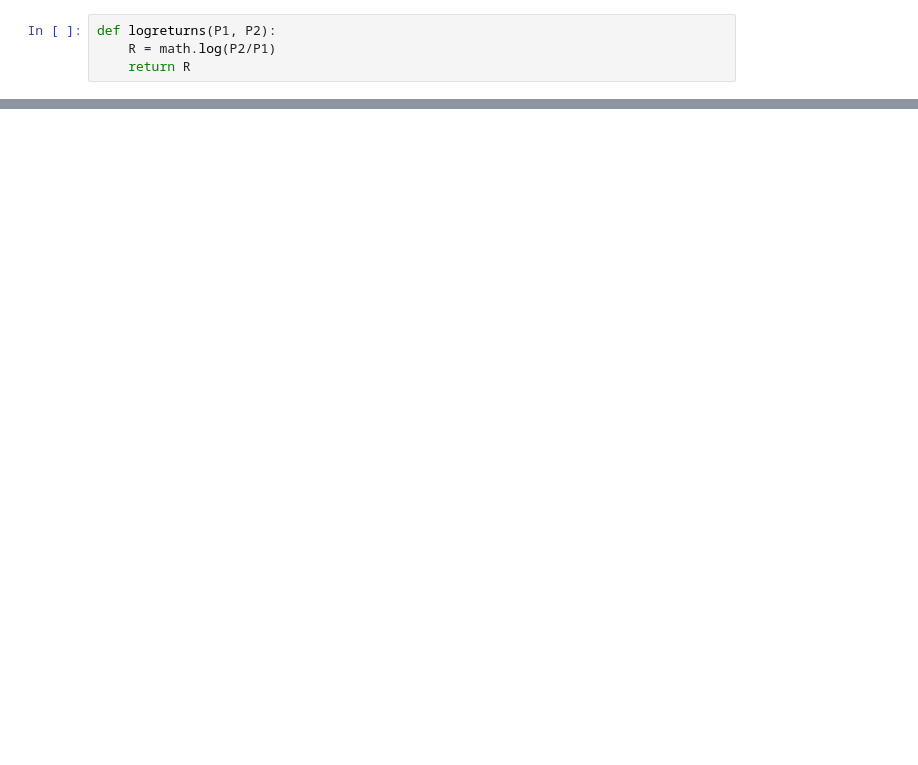
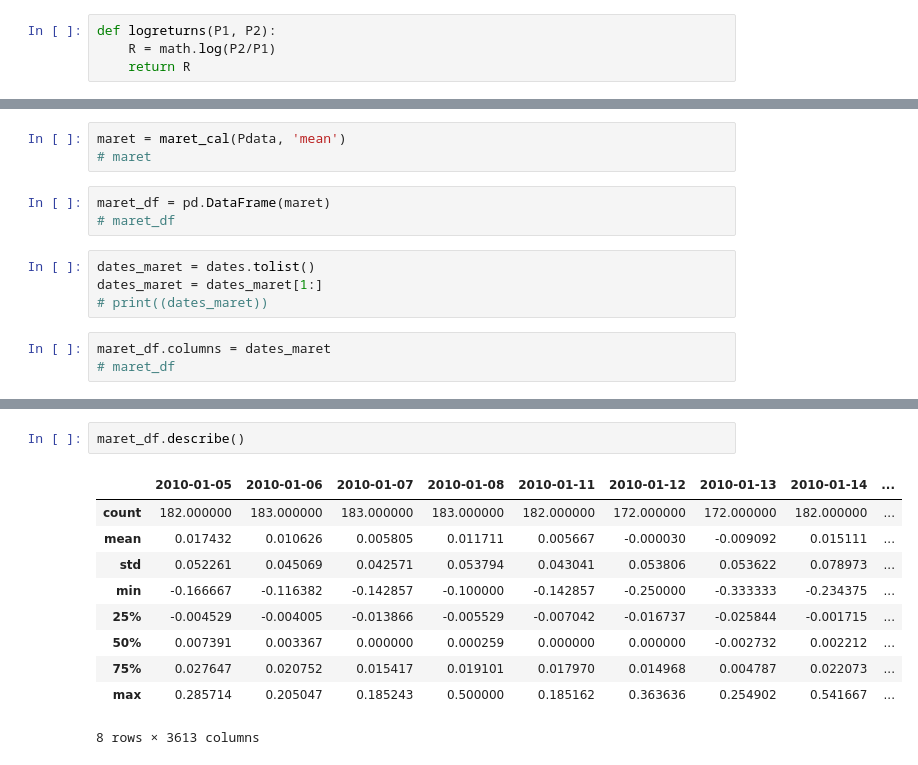
Before and after one commit to grallv/DSB2, a Jupyter notebook: calculate.ipynb, the cells around one changed output, grey strips where cells are left out. Cells and saved outputs as stored; diff of their text form; blank space fills up the shorter version.

```diff
--- a/calculate.ipynb
+++ b/calculate.ipynb
@@ -88,0 +48,13 @@ print(uni_isin)
+# %%
+maret = maret_cal(Pdata, 'mean')
+# maret
+# %%
+maret_df = pd.DataFrame(maret)
+# maret_df
+# %%
+dates_maret = dates.tolist()
+dates_maret = dates_maret[1:]
+# print((dates_maret))
+# %%
+maret_df.columns = dates_maret
+# maret_df
@@ -88,0 +78,13 @@ print(uni_isin)
+# %%
+maret_df.describe()
+# %% [output]
+|  | 2010-01-05 | 2010-01-06 | 2010-01-07 | 2010-01-08 | 2010-01-11 | 2010-01-12 | 2010-01-13 | 2010-01-14 | ... |
+| count | 182.000000 | 183.000000 | 183.000000 | 183.000000 | 182.000000 | 172.000000 | 172.000000 | 182.000000 | ... |
+| mean | 0.017432 | 0.010626 | 0.005805 | 0.011711 | 0.005667 | -0.000030 | -0.009092 | 0.015111 | ... |
+| std | 0.052261 | 0.045069 | 0.042571 | 0.053794 | 0.043041 | 0.053806 | 0.053622 | 0.078973 | ... |
+| min | -0.166667 | -0.116382 | -0.142857 | -0.100000 | -0.142857 | -0.250000 | -0.333333 | -0.234375 | ... |
+| 25% | -0.004529 | -0.004005 | -0.013866 | -0.005529 | -0.007042 | -0.016737 | -0.025844 | -0.001715 | ... |
+| 50% | 0.007391 | 0.003367 | 0.000000 | 0.000259 | 0.000000 | 0.000000 | -0.002732 | 0.002212 | ... |
+| 75% | 0.027647 | 0.020752 | 0.015417 | 0.019101 | 0.017970 | 0.014968 | 0.004787 | 0.022073 | ... |
+| max | 0.285714 | 0.205047 | 0.185243 | 0.500000 | 0.185162 | 0.363636 | 0.254902 | 0.541667 | ... |
+8 rows × 3613 columns
```
Also changed, not shown: parts of 19 cells of this notebook, 1 other file.
